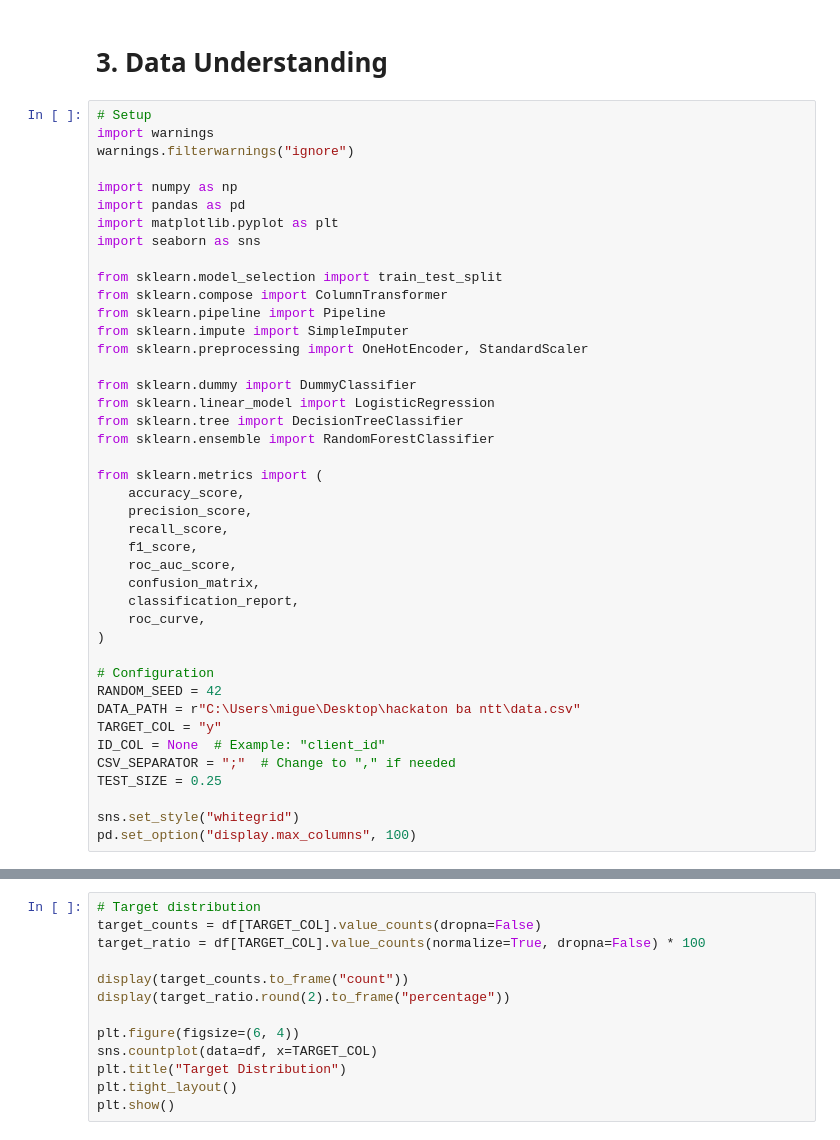
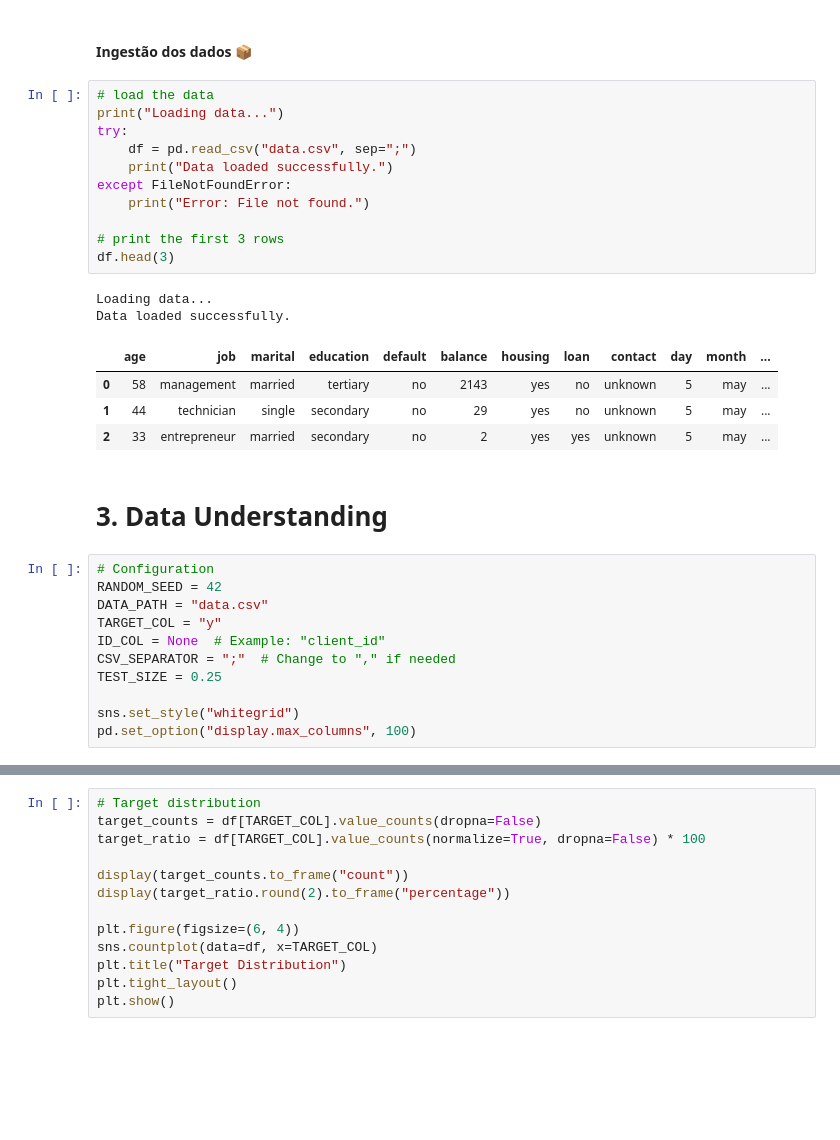
Before and after one commit to MiguelGaspar01/hackaton-NTT, a Jupyter notebook: Hackaton BAA - Março 2026.ipynb, the cells around one changed output, grey strips where cells are left out. Drawn from its saved outputs; the diff is of its cells as text; blank space fills up the shorter version.

```diff
--- a/Hackaton BAA - Março 2026.ipynb
+++ b/Hackaton BAA - Março 2026.ipynb
@@ -20,40 +78,29 @@ Build a binary classification model to estimate `P(subscription = yes)` for each
+# %% [markdown]
+#### <span style="color:#white; font-weight:bold;"> Ingestão dos dados </span> 📦
+# %%
+# load the data
+print("Loading data...")
+try:
+    df = pd.read_csv("data.csv", sep=";")
+    print("Data loaded successfully.")
+except FileNotFoundError:
+    print("Error: File not found.")
+
+# print the first 3 rows
+df.head(3)
+# %% [output]
+Loading data...
+Data loaded successfully.
+|  | age | job | marital | education | default | balance | housing | loan | contact | day | month | ... |
+| 0 | 58 | management | married | tertiary | no | 2143 | yes | no | unknown | 5 | may | ... |
+| 1 | 44 | technician | single | secondary | no | 29 | yes | no | unknown | 5 | may | ... |
+| 2 | 33 | entrepreneur | married | secondary | no | 2 | yes | yes | unknown | 5 | may | ... |
 # %% [markdown]
 # 3. Data Understanding
 # %%
-# Setup
-import warnings
-warnings.filterwarnings("ignore")
-
-import numpy as np
-import pandas as pd
-import matplotlib.pyplot as plt
-import seaborn as sns
-
-from sklearn.model_selection import train_test_split
-from sklearn.compose import ColumnTransformer
-from sklearn.pipeline import Pipeline
-from sklearn.impute import SimpleImputer
-from sklearn.preprocessing import OneHotEncoder, StandardScaler
-
-from sklearn.dummy import DummyClassifier
-from sklearn.linear_model import LogisticRegression
-from sklearn.tree import DecisionTreeClassifier
-from sklearn.ensemble import RandomForestClassifier
-
-from sklearn.metrics import (
-    accuracy_score,
-    precision_score,
-    recall_score,
-    f1_score,
-    roc_auc_score,
-    confusion_matrix,
-    classification_report,
-    roc_curve,
-)
-
 # Configuration
 RANDOM_SEED = 42
-DATA_PATH = r"C:\Users\migue\Desktop\hackaton ba ntt\data.csv"
+DATA_PATH = "data.csv"
 TARGET_COL = "y"
 ID_COL = None  # Example: "client_id"
 CSV_SEPARATOR = ";"  # Change to "," if needed
```
Also changed, not shown: parts of 19 cells of this notebook.
